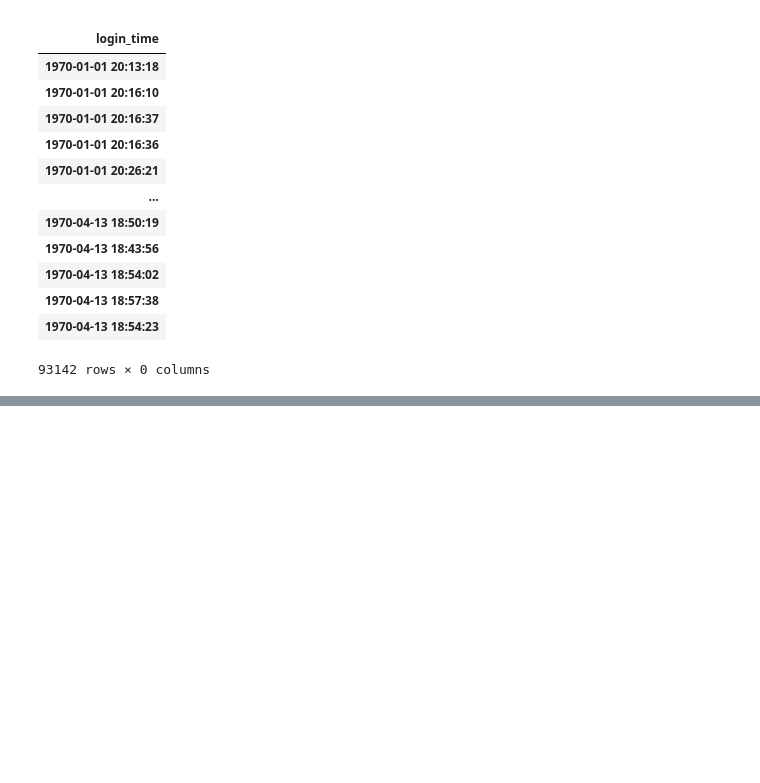
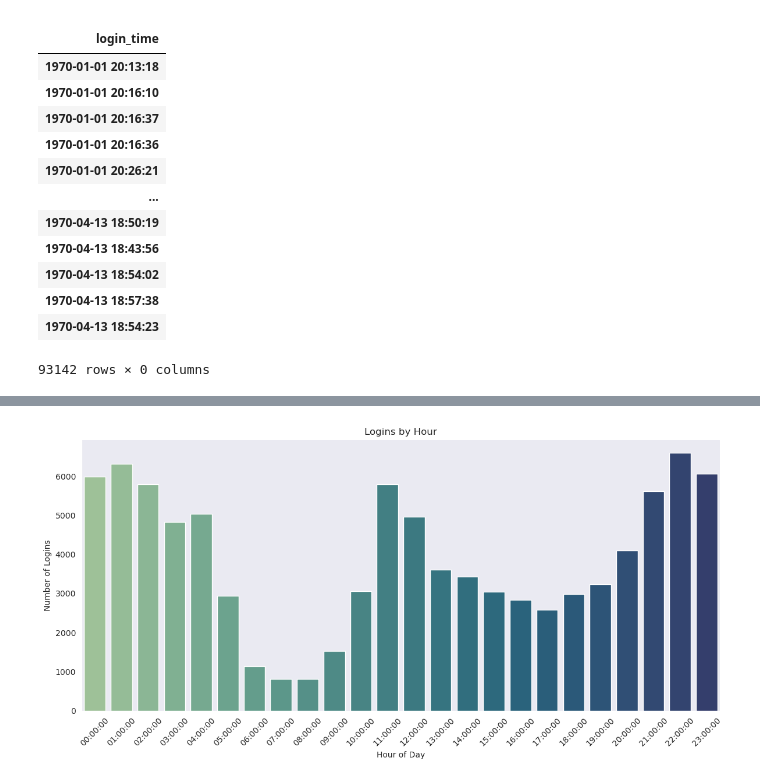
Before and after one commit to ds-edu/ds-eda-ultimate-tech, a Jupyter notebook: logins.ipynb, the cells around one changed output, grey strips where cells are left out. Drawn from its saved outputs; the diff is of its cells as text; code cells hidden in the pictures; blank space fills up the shorter version.

```diff
--- a/logins.ipynb
+++ b/logins.ipynb
@@ -21,0 +111,22 @@ df
+# %%
+# Total logins by hour
+
+logins_by_hour = logins_hourly.groupby(logins_hourly.index.hour).sum()
+
+# convert index to time
+
+logins_by_hour.index = pd.to_datetime(logins_by_hour.index, format='%H').time
+
+# Logins by hour of day
+
+plt.figure(figsize=(12, 6))
+sns.set_style('dark', {'axes.grid': False})
+sns.barplot(x=logins_by_hour.index, y=logins_by_hour['logged'], palette='crest', hue=logins_by_hour.index, legend=False)
+plt.title('Logins by Hour')
+plt.xlabel('Hour of Day')
+plt.ylabel('Number of Logins')
+plt.xticks(rotation=45)
+plt.tight_layout()
+plt.show()
+# %% [output]
+[figure, added]
```
Also changed, not shown: parts of 18 cells of this notebook.
